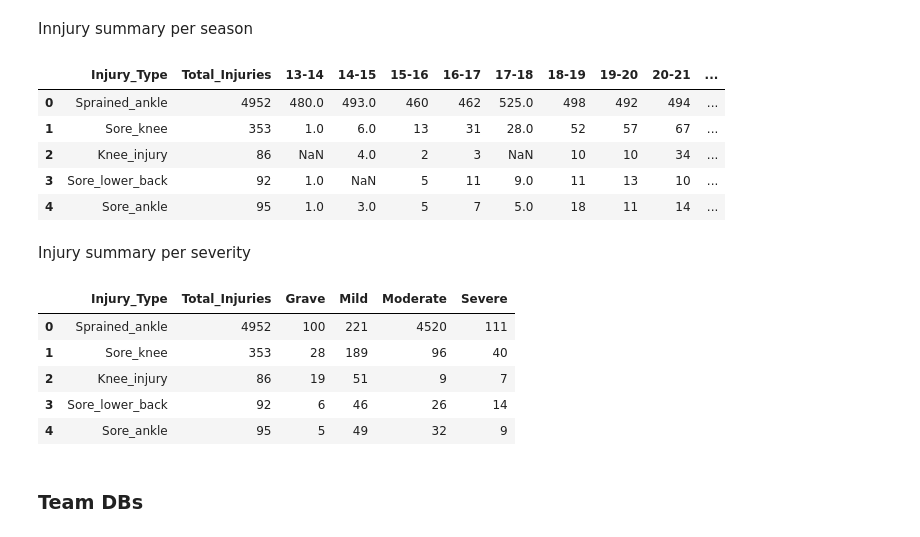
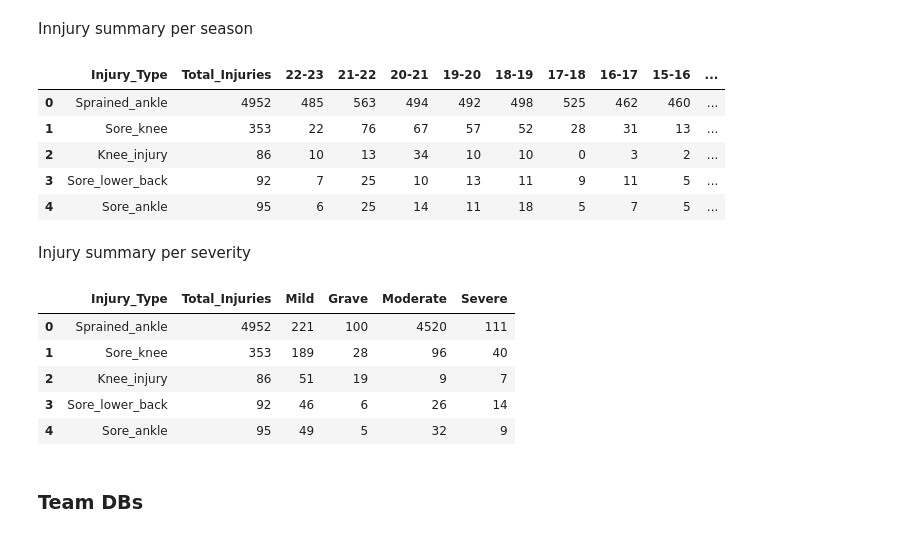
Before and after one commit to luciocanepa/data_science_project, a Jupyter notebook: data_tidying.ipynb, the cells around one changed output. Saved outputs shown, nothing was run; the diff lists cells and outputs as text; code cells hidden in the pictures.

Commit message:
small fix: no more NaN values when count is 0 (following Moritz suggestion)

```diff
--- a/data_tidying.ipynb
+++ b/data_tidying.ipynb
@@ -166,40 +166,43 @@ for injury_type in injury_types:
 # %% [markdown]
 Innjury summary per season
 # %%
+seasons = db['SEASON'].unique()
+
 injury_summary_per_season = []
-
 for (key, injury) in injuries.items():
     summary_row = {
         'Injury_Type': key,
         'Total_Injuries': len(injury),
         **{
-            f'{season}': count
-            for season, count in dict(injury.groupby('SEASON').size()).items()
+            f'{season}': len(injury[injury['SEASON'] == season])
+            for season in seasons
         }
     }
 
     injury_summary_per_season.append(summary_row)
 
 display(pd.DataFrame(injury_summary_per_season))
 # %% [output]
-|  | Injury_Type | Total_Injuries | 13-14 | 14-15 | 15-16 | 16-17 | 17-18 | 18-19 | 19-20 | 20-21 | ... |
-| 0 | Sprained_ankle | 4952 | 480.0 | 493.0 | 460 | 462 | 525.0 | 498 | 492 | 494 | ... |
-| 1 | Sore_knee | 353 | 1.0 | 6.0 | 13 | 31 | 28.0 | 52 | 57 | 67 | ... |
-| 2 | Knee_injury | 86 | NaN | 4.0 | 2 | 3 | NaN | 10 | 10 | 34 | ... |
-| 3 | Sore_lower_back | 92 | 1.0 | NaN | 5 | 11 | 9.0 | 11 | 13 | 10 | ... |
-| 4 | Sore_ankle | 95 | 1.0 | 3.0 | 5 | 7 | 5.0 | 18 | 11 | 14 | ... |
+|  | Injury_Type | Total_Injuries | 22-23 | 21-22 | 20-21 | 19-20 | 18-19 | 17-18 | 16-17 | 15-16 | ... |
+| 0 | Sprained_ankle | 4952 | 485 | 563 | 494 | 492 | 498 | 525 | 462 | 460 | ... |
+| 1 | Sore_knee | 353 | 22 | 76 | 67 | 57 | 52 | 28 | 31 | 13 | ... |
+| 2 | Knee_injury | 86 | 10 | 13 | 34 | 10 | 10 | 0 | 3 | 2 | ... |
+| 3 | Sore_lower_back | 92 | 7 | 25 | 10 | 13 | 11 | 9 | 11 | 5 | ... |
+| 4 | Sore_ankle | 95 | 6 | 25 | 14 | 11 | 18 | 5 | 7 | 5 | ... |
 # %% [markdown]
 Injury summary per severity
 # %%
 injury_summary_per_severity = []
+
+severities = injury['INJURY_SEVERITY'].unique()
 
 for (key, injury) in injuries.items():
     summary_row = {
         'Injury_Type': key,
         'Total_Injuries': len(injury),
         **{
-            f'{severity}': count
-            for severity, count in dict(injury.groupby('INJURY_SEVERITY').size()).items()
+            f'{severity}': len(injury[injury['INJURY_SEVERITY'] == severity])
+            for severity in severities
         }
     }
 
@@ -207,12 +210,12 @@ for (key, injury) in injuries.items():
 
 display(pd.DataFrame(injury_summary_per_severity))
 # %% [output]
-|  | Injury_Type | Total_Injuries | Grave | Mild | Moderate | Severe |
-| 0 | Sprained_ankle | 4952 | 100 | 221 | 4520 | 111 |
-| 1 | Sore_knee | 353 | 28 | 189 | 96 | 40 |
-| 2 | Knee_injury | 86 | 19 | 51 | 9 | 7 |
-| 3 | Sore_lower_back | 92 | 6 | 46 | 26 | 14 |
-| 4 | Sore_ankle | 95 | 5 | 49 | 32 | 9 |
+|  | Injury_Type | Total_Injuries | Mild | Grave | Moderate | Severe |
+| 0 | Sprained_ankle | 4952 | 221 | 100 | 4520 | 111 |
+| 1 | Sore_knee | 353 | 189 | 28 | 96 | 40 |
+| 2 | Knee_injury | 86 | 51 | 19 | 9 | 7 |
+| 3 | Sore_lower_back | 92 | 46 | 6 | 26 | 14 |
+| 4 | Sore_ankle | 95 | 49 | 5 | 32 | 9 |
 # %% [markdown]
 ### Team DBs
 # %%
```
Also changed, not shown: parts of 3 cells of this notebook, 1 other file.
